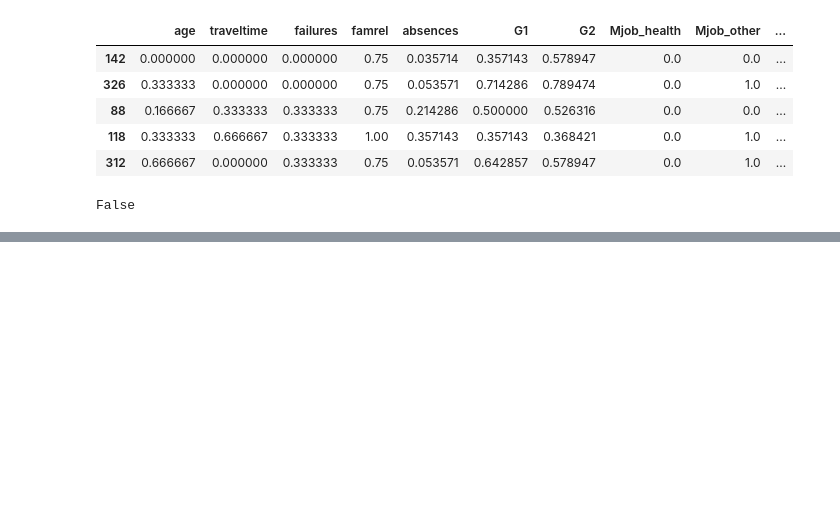
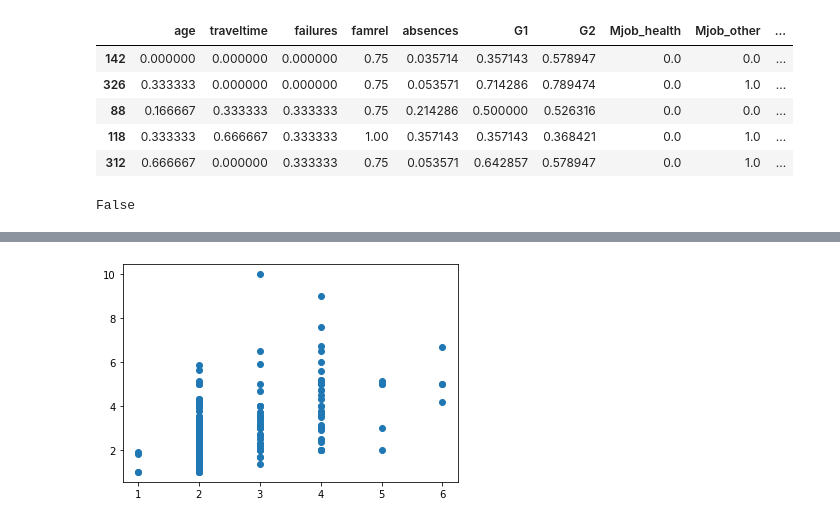
Before and after one commit to Promeos/regression-exercises, a Jupyter notebook: feature_engineering.ipynb, the cells around one changed output, grey strips where cells are left out. Drawn from its saved outputs; the diff is of its cells as text; code cells hidden in the pictures; blank space fills up the shorter version.

```diff
--- a/feature_engineering.ipynb
+++ b/feature_engineering.ipynb
@@ -249,0 +300,4 @@ False
+# %%
+plt.scatter(df['size'], df.tip);
+# %% [output]
+[figure, added]
```
Also changed, not shown: parts of 36 cells of this notebook, 3 other files.
